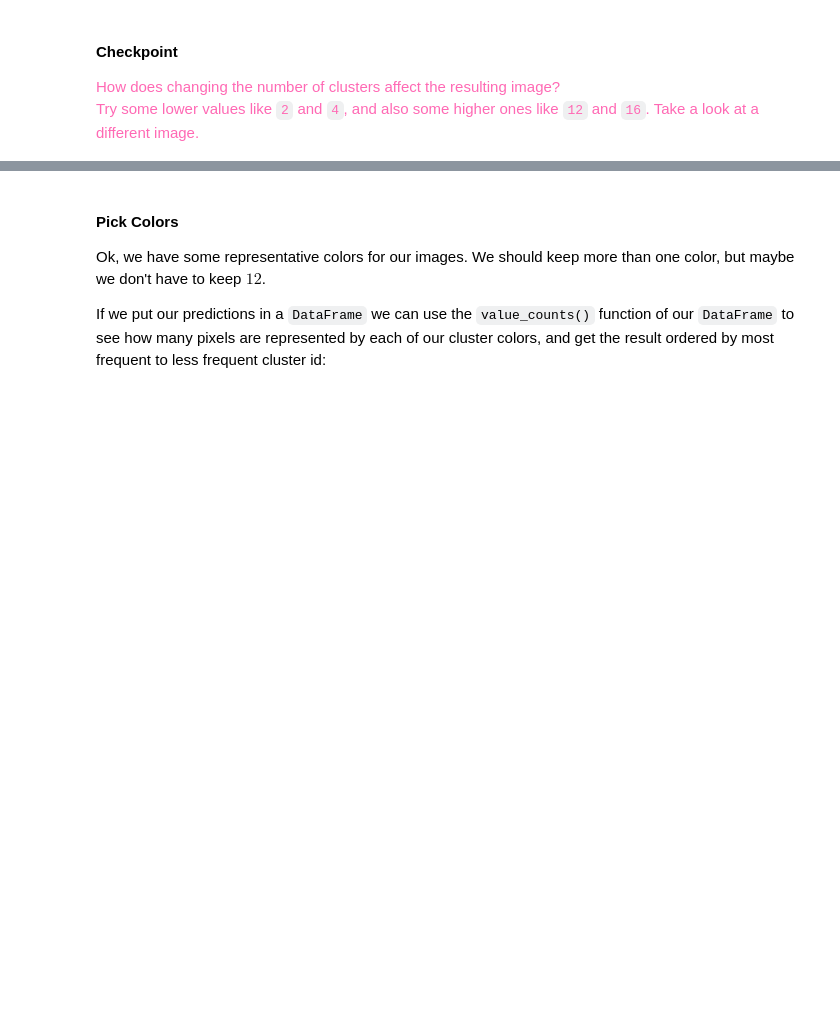
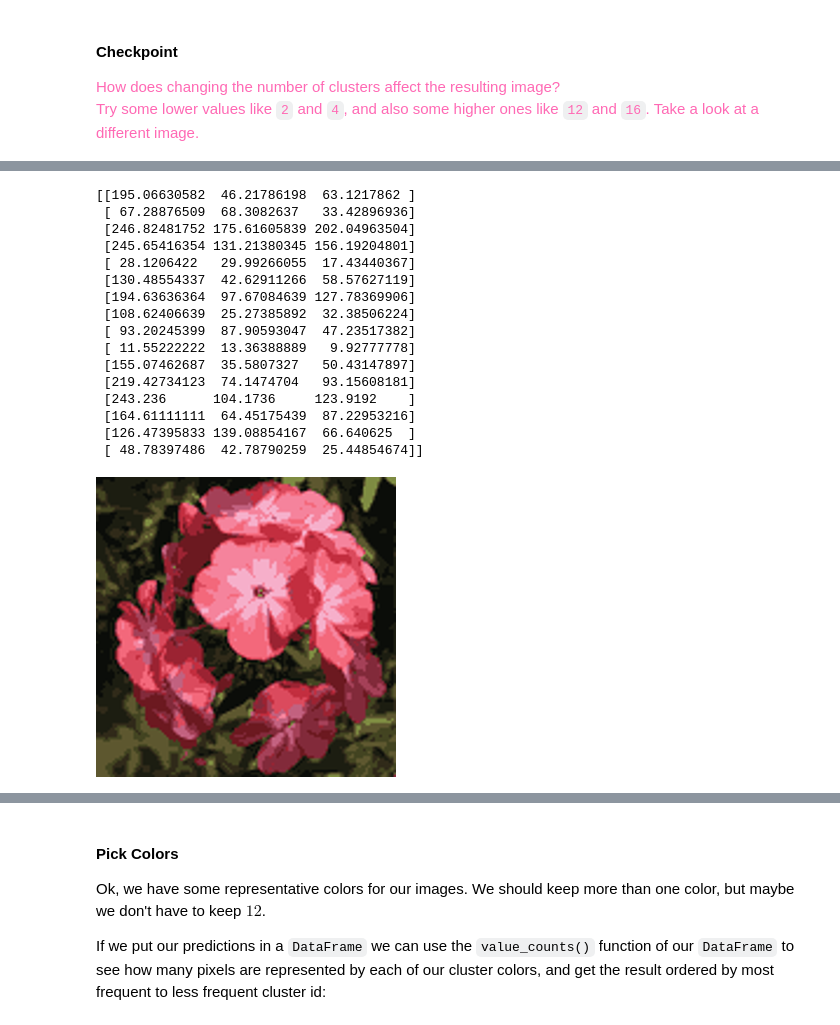
Before and after one commit to AI-and-Machine-Learning-Fall-2026/Homework09, a Jupyter notebook: Homework09.ipynb, the cells around one changed output, grey strips where cells are left out. Saved outputs shown, nothing was run; the diff lists cells and outputs as text; code cells hidden in the pictures; blank space fills up the shorter version.

```diff
--- a/Homework09.ipynb
+++ b/Homework09.ipynb
@@ -409,0 +431,35 @@ How does changing the number of clusters affect the resulting image?<br>Try some
+# %%
+# My Note: To make a comparison with 8 clusters and 4 clusters, let's try 16 clusters.
+color_model = KMeans(n_clusters = 16)
+px_clusters = color_model.fit_predict(pxs_df)
+print(color_model.cluster_centers_)
+
+# TODO: create empty pixel array
+pxs_post = []
+
+# TODO: iterate through resulting list of cluster ids
+for cluster_id in px_clusters:
+    # TODO: append corresponding color value to pixel array
+    cluster_color = color_model.cluster_centers_[cluster_id]
+    pxs_post.append([int(cluster_color[0]), int(cluster_color[1]), int(cluster_color[2])])
+
+# Display the reconstructed image in larger size. (For better view of colors)
+display(make_image(pxs_post, width = pimg.size[0]).resize((300, 300)))
+# %% [output]
+[[195.06630582  46.21786198  63.1217862 ]
+ [ 67.28876509  68.3082637   33.42896936]
+ [246.82481752 175.61605839 202.04963504]
+ [245.65416354 131.21380345 156.19204801]
+ [ 28.1206422   29.99266055  17.43440367]
+ [130.48554337  42.62911266  58.57627119]
+ [194.63636364  97.67084639 127.78369906]
+ [108.62406639  25.27385892  32.38506224]
+ [ 93.20245399  87.90593047  47.23517382]
+ [ 11.55222222  13.36388889   9.92777778]
+ [155.07462687  35.5807327   50.43147897]
+ [219.42734123  74.1474704   93.15608181]
+ [243.236      104.1736     123.9192    ]
+ [164.61111111  64.45175439  87.22953216]
+ [126.47395833 139.08854167  66.640625  ]
+ [ 48.78397486  42.78790259  25.44854674]]
+[figure, added]
```
Also changed, not shown: parts of 3 cells of this notebook.
